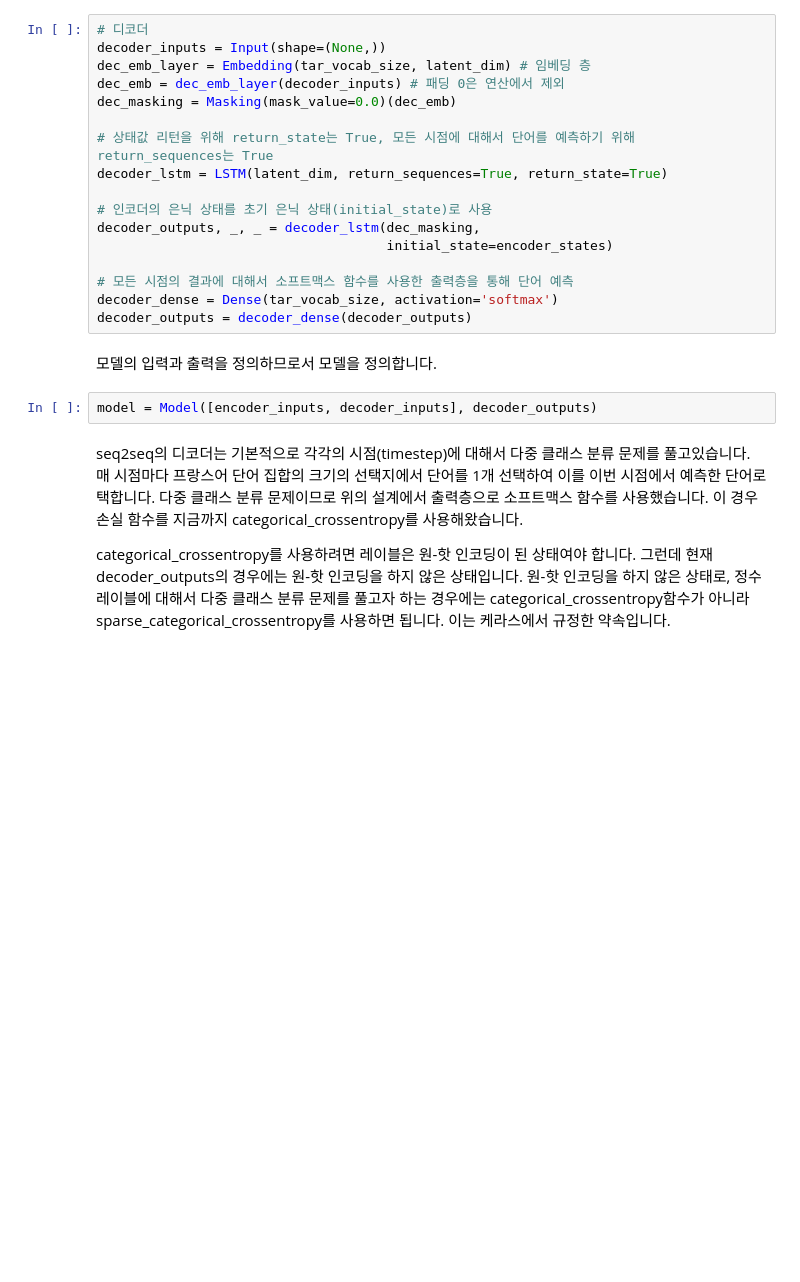
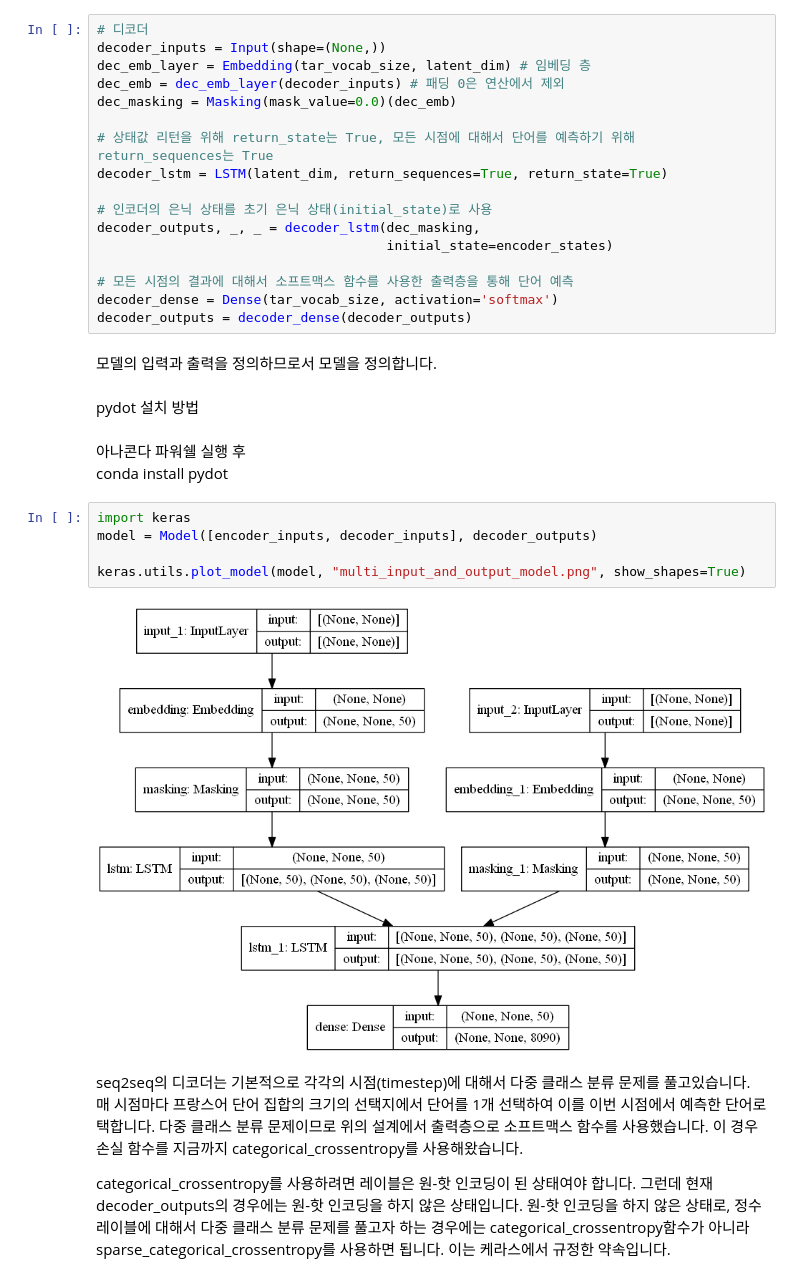
Before and after one commit to imguru-mooc/nlp_nighttime, a Jupyter notebook: nlp_4_source/5_기계번역.ipynb, the cells around one changed output. Cells and saved outputs as stored; diff of their text form; blank space fills up the shorter version.

```diff
--- a/nlp_4_source/5_기계번역.ipynb
+++ b/nlp_4_source/5_기계번역.ipynb
@@ -641,8 +643,18 @@ decoder_dense = Dense(tar_vocab_size, activation='softmax')
 decoder_outputs = decoder_dense(decoder_outputs)
 # %% [markdown]
 모델의 입력과 출력을 정의하므로서 모델을 정의합니다.
-# %%
-model = Model([encoder_inputs, decoder_inputs], decoder_outputs)
+# %% [markdown]
+pydot 설치 방법
+# %% [markdown]
+아나콘다 파워쉘 실행 후 <br>
+conda install pydot
+# %%
+import keras
+model = Model([encoder_inputs, decoder_inputs], decoder_outputs)
+
+keras.utils.plot_model(model, "multi_input_and_output_model.png", show_shapes=True)
+# %% [output]
+[figure, added]
 # %% [markdown]
 seq2seq의 디코더는 기본적으로 각각의 시점(timestep)에 대해서 다중 클래스 분류 문제를 풀고있습니다. 매 시점마다 프랑스어 단어 집합의 크기의 선택지에서 단어를 1개 선택하여 이를 이번 시점에서 예측한 단어로 택합니다. 다중 클래스 분류 문제이므로 위의 설계에서 출력층으로 소프트맥스 함수를 사용했습니다. 이 경우 손실 함수를 지금까지 categorical_crossentropy를 사용해왔습니다.
 
```
Also changed, not shown: parts of 13 cells of this notebook, 1 other file.
